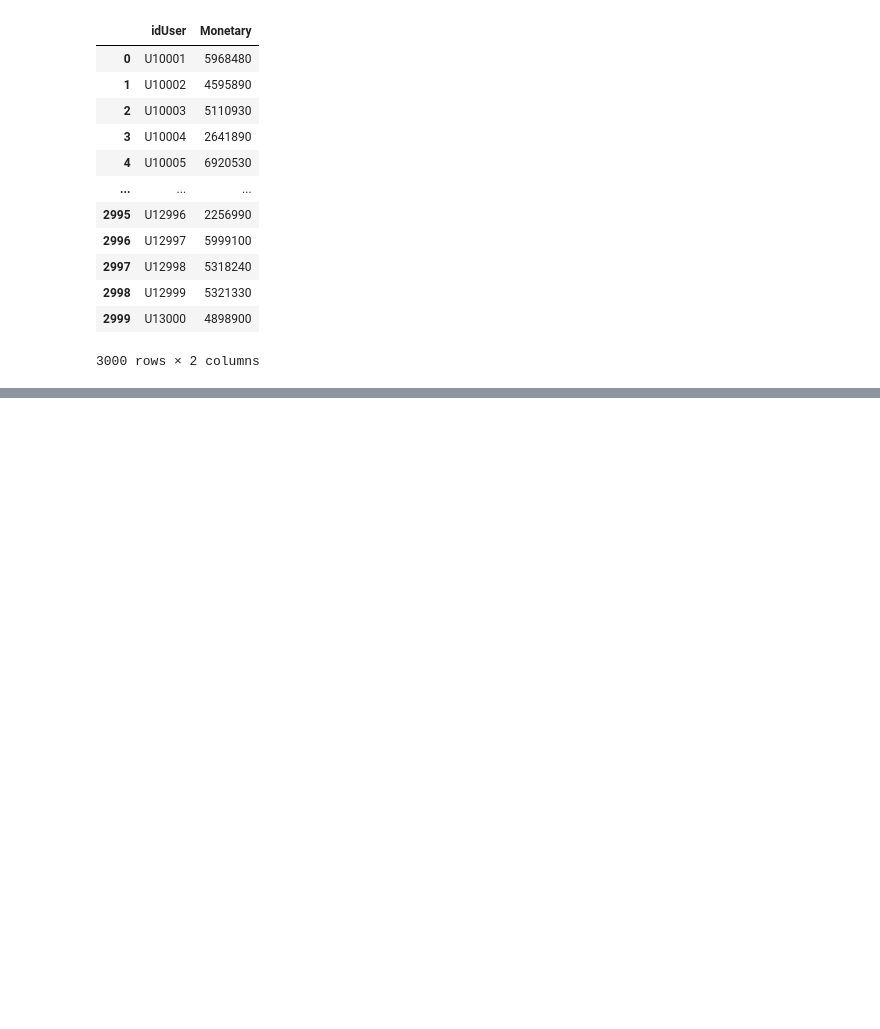
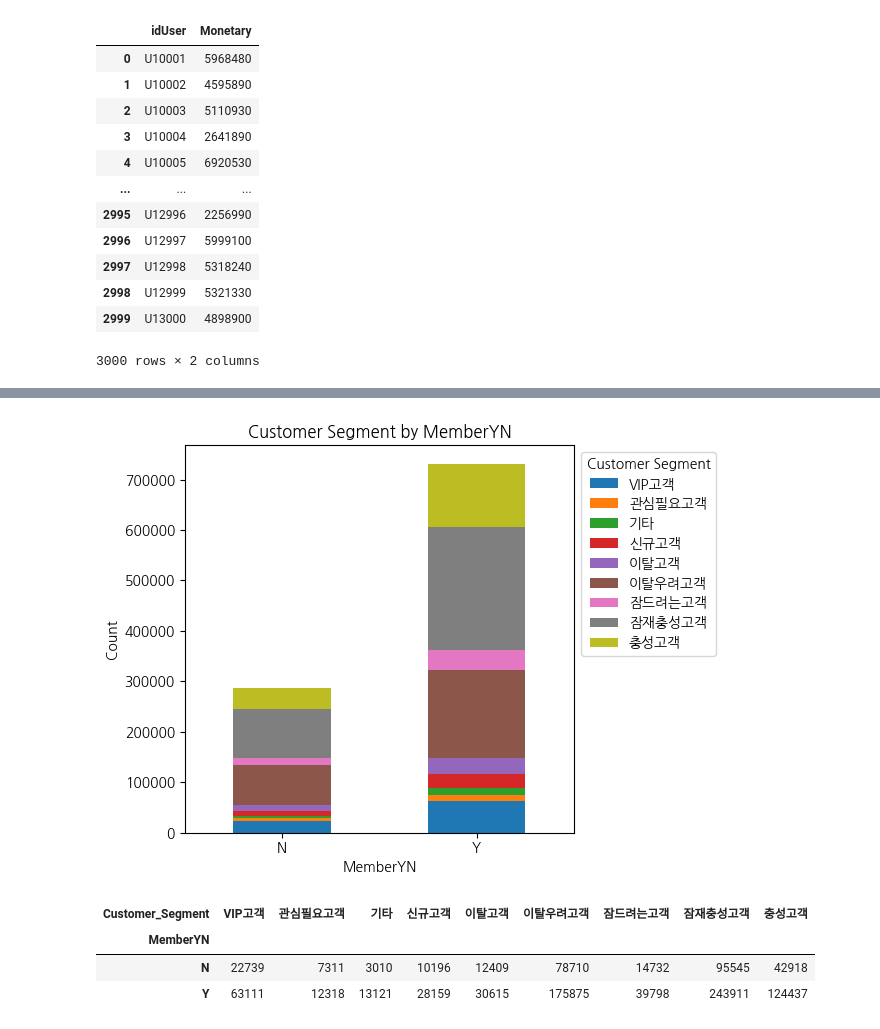
Before and after one commit to Seojiii/kurly_project, a Jupyter notebook: 0315_HY_RFM.ipynb, the cells around one changed output, grey strips where cells are left out. Cells and saved outputs as stored; diff of their text form; code cells hidden in the pictures; blank space fills up the shorter version.

```diff
--- a/0315_HY_RFM.ipynb
+++ b/0315_HY_RFM.ipynb
@@ -776,0 +472,24 @@ plt.show()
+# %%
+df = pd.merge(order_user_item, rfm_data[['idUser','Customer_Segment']])
+# %%
+# MemberYN 별 Customer_Segment 빈도 계산
+segment_counts = df.groupby(['MemberYN', 'Customer_Segment']).size().unstack()
+
+# 그래프 그리기
+segment_counts.plot(kind='bar', stacked=True)
+plt.title('Customer Segment by MemberYN')
+plt.xlabel('MemberYN')
+plt.ylabel('Count')
+plt.xticks(rotation=0)  # x축 레이블 회전
+plt.legend(title='Customer Segment', bbox_to_anchor=(1, 1))
+plt.tight_layout()
+plt.show()
+# %% [output]
+[figure, added]
+# %%
+segment_counts
+# %% [output]
+| Customer_Segment | VIP고객 | 관심필요고객 | 기타 | 신규고객 | 이탈고객 | 이탈우려고객 | 잠드려는고객 | 잠재충성고객 | 충성고객 |
+| MemberYN |  |  |  |  |  |  |  |  |  |
+| N | 22739 | 7311 | 3010 | 10196 | 12409 | 78710 | 14732 | 95545 | 42918 |
+| Y | 63111 | 12318 | 13121 | 28159 | 30615 | 175875 | 39798 | 243911 | 124437 |
```
Also changed, not shown: parts of 24 cells of this notebook.
